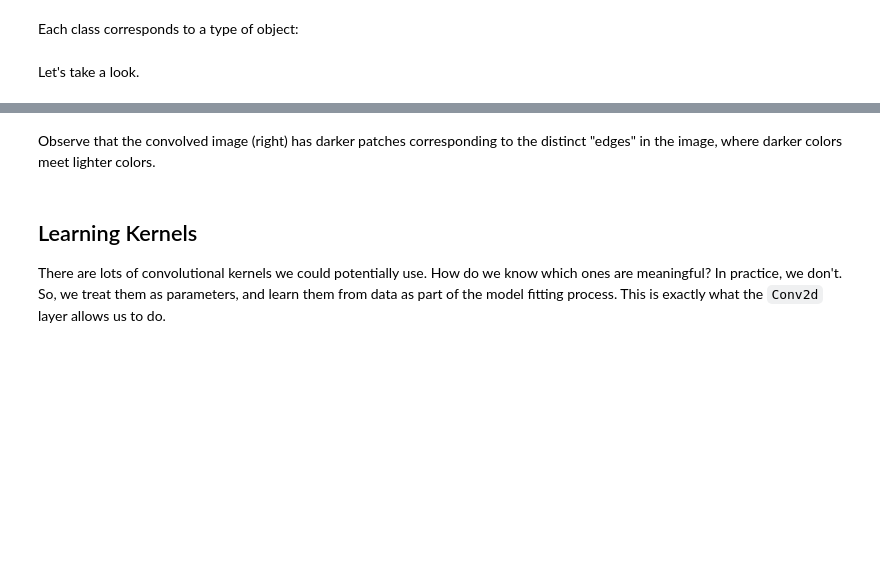
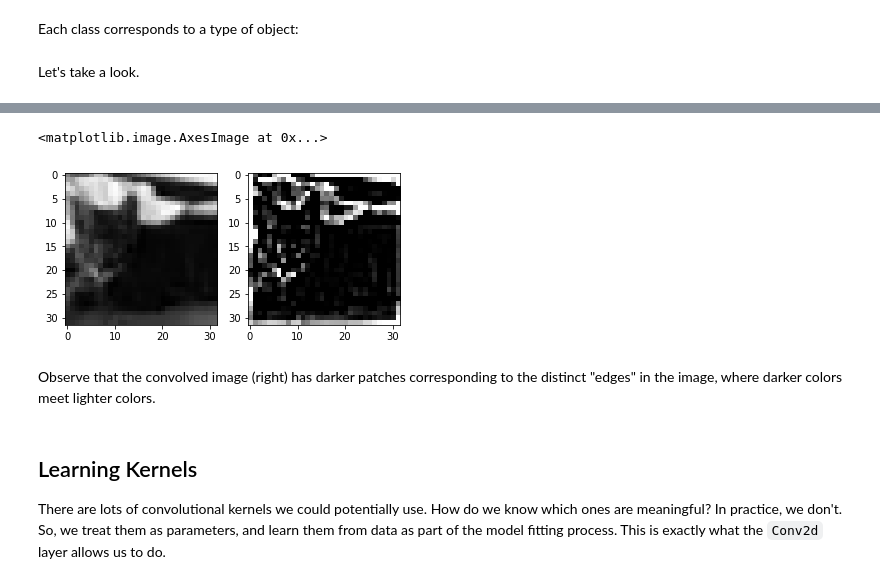
Before and after one commit to PhilChodrow/PIC16B, a Jupyter notebook: lectures/tf/tf-2-live.ipynb, the cells around one changed output, grey strips where cells are left out. Cells and saved outputs as stored; diff of their text form; code cells hidden in the pictures; blank space fills up the shorter version.

```diff
--- a/lectures/tf/tf-2-live.ipynb
+++ b/lectures/tf/tf-2-live.ipynb
@@ -39,3 +79,12 @@ This operation might seem either abstract or trivial, but it can be used to extr
+# %%
+from scipy.signal import convolve2d
+convd = convolve2d(im, kernel, mode = "same")
+fig, axarr = plt.subplots(1, 2)
+axarr[0].imshow(im, cmap = "gray")
+axarr[1].imshow(convd, cmap = "gray", vmin = 0, vmax = 1)
+# %% [output]
+<matplotlib.image.AxesImage at 0x...>
+[figure, added]
 # %% [markdown]
 Observe that the convolved image (right) has darker patches corresponding to the distinct "edges" in the image, where darker colors meet lighter colors.
 # %% [markdown]
```
Also changed, not shown: parts of 12 cells of this notebook.
